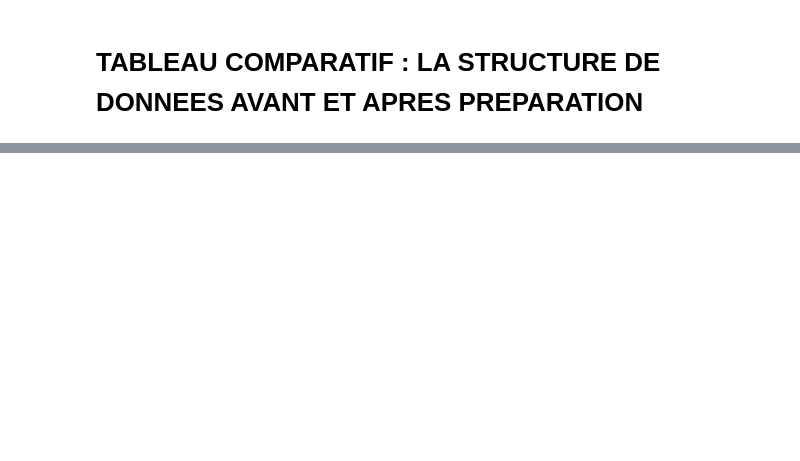
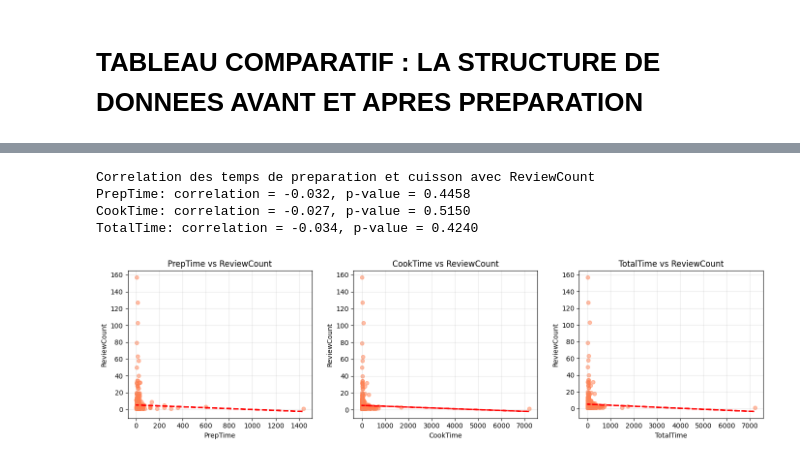
Before and after one commit to louaycodes/ProjetMachineLearning4Arctic, a Jupyter notebook: projetML.ipynb, the cells around one changed output, grey strips where cells are left out. Saved outputs shown, nothing was run; the diff lists cells and outputs as text; code cells hidden in the pictures; blank space fills up the shorter version.

```diff
--- a/projetML.ipynb
+++ b/projetML.ipynb
@@ -667,0 +757,29 @@ df_finale.describe()
+# %%
+temps_data = pop_df[temps_cols + ['ReviewCount']].dropna()
+
+print("Correlation des temps de preparation et cuisson avec ReviewCount ")
+correlations_time = {}
+for col in temps_cols:
+    corr, pval = pearsonr(temps_data[col], temps_data['ReviewCount'])
+    correlations_time[col] = {'pearson': corr, 'p_value': pval}
+    print(f"{col}: correlation = {corr:.3f}, p-value = {pval:.4f}")
+
+fig, axes = plt.subplots(1, 3, figsize=(14, 4))
+for idx, col in enumerate(temps_cols):
+    axes[idx].scatter(temps_data[col], temps_data['ReviewCount'], alpha=0.5, s=30, color='coral')
+    z = np.polyfit(temps_data[col], temps_data['ReviewCount'], 1)
+    p = np.poly1d(z)
+    axes[idx].plot(temps_data[col], p(temps_data[col]), "r--", linewidth=2)
+    axes[idx].set_xlabel(col)
+    axes[idx].set_ylabel('ReviewCount')
+    axes[idx].set_title(f'{col} vs ReviewCount')
+    axes[idx].grid(alpha=0.3)
+
+plt.tight_layout()
+plt.show()
+# %% [output]
+Correlation des temps de preparation et cuisson avec ReviewCount
+PrepTime: correlation = -0.032, p-value = 0.4458
+CookTime: correlation = -0.027, p-value = 0.5150
+TotalTime: correlation = -0.034, p-value = 0.4240
+[figure, added]
```
Also changed, not shown: parts of 19 cells of this notebook.
